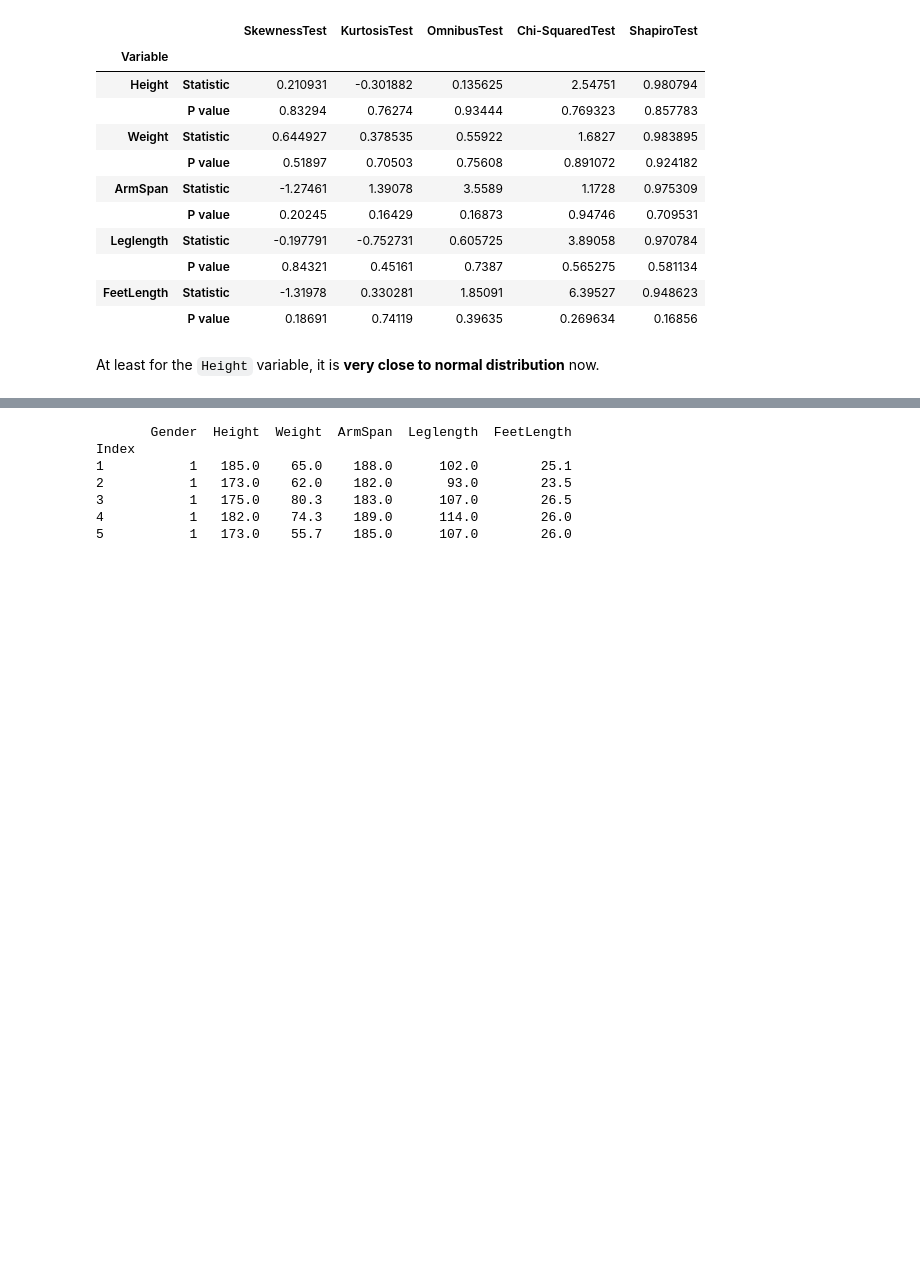
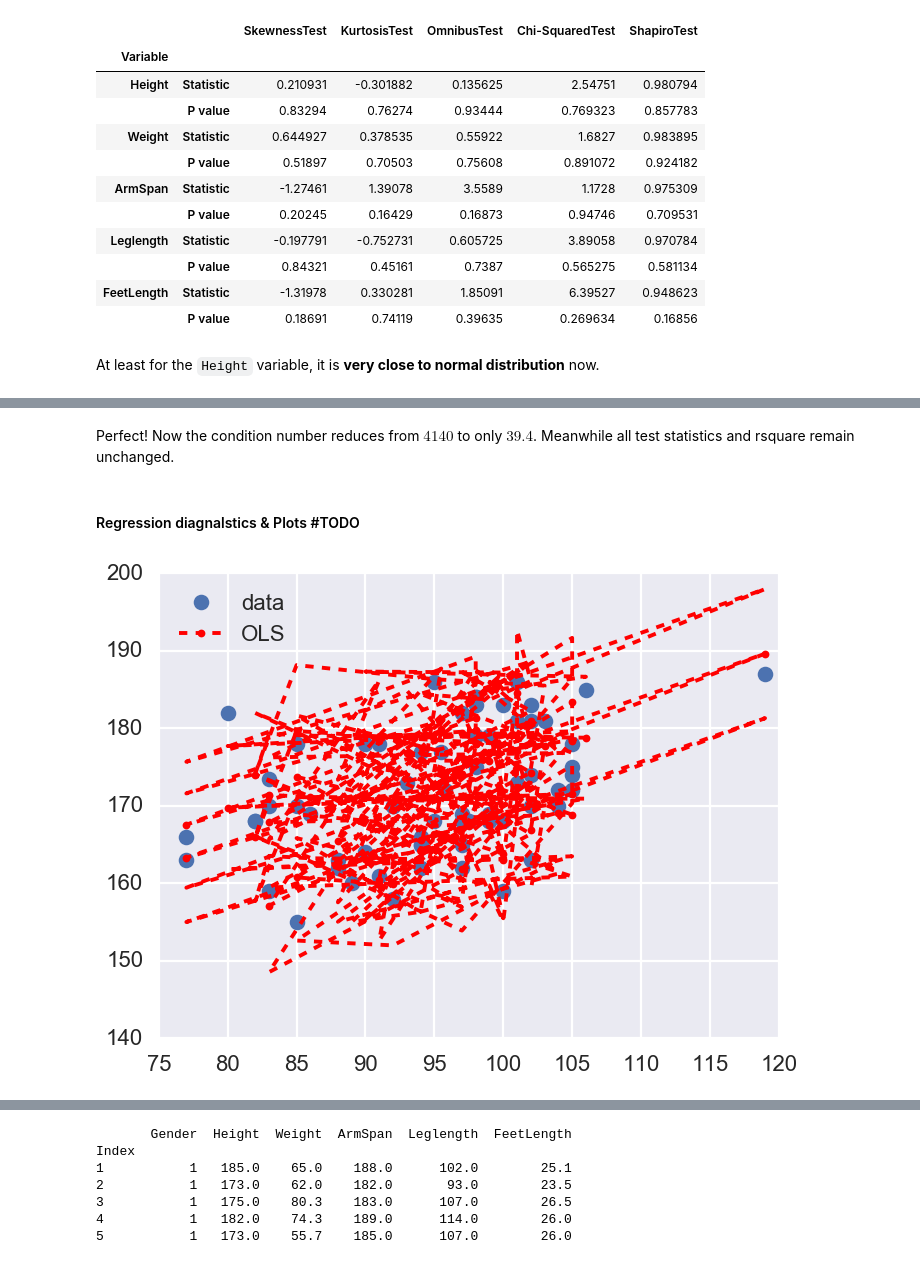
Before and after one commit to brillliantz/Statistics, a Jupyter notebook: EDA_and_Regression_on_Height.ipynb, the cells around one changed output, grey strips where cells are left out. Cells and saved outputs as stored; diff of their text form; code cells hidden in the pictures; blank space fills up the shorter version.

Commit message:
finish half of regression analysis

```diff
--- a/EDA_and_Regression_on_Height.ipynb
+++ b/EDA_and_Regression_on_Height.ipynb
@@ -456,0 +553,3 @@ res_ols.score(X_train, Y_train)
+# %%
+X, Y = raw.ix[:, [0, 2, 3, 4, 5]], raw.ix[:, 1]
+X_train, X_test, Y_train, Y_test = skl.model_selection.train_test_split(X, Y, test_size=0.25, random_state = 369)
@@ -456,0 +579,7 @@ res_ols.score(X_train, Y_train)
+# %%
+for col, ser in X_train.iteritems():
+    model = sm.OLS(Y_train, sm.add_constant(ser))
+    results = model.fit()
+    print(results.summary())
+    print skl.metrics.r2_score(Y_test, results.predict(sm.add_constant(X_test.loc[:, col])))
+    print '\n\n\n'
@@ -456,0 +648,5 @@ res_ols.score(X_train, Y_train)
+# %%
+central = lambda x: x - x.mean(axis=0)
+model_central = sm.OLS(Y_train, sm.add_constant(central(X_train)))
+res_central = model_central.fit()
+print(res_central.summary())
@@ -456,0 +671,4 @@ res_ols.score(X_train, Y_train)
+# %% [markdown]
+Perfect! Now the condition number reduces from $4140$ to only $39.4$. Meanwhile all test statistics and rsquare remain unchanged.
+# %% [markdown]
+#### Regression diagnalstics & Plots #TODO
@@ -456,0 +677,17 @@ res_ols.score(X_train, Y_train)
+# %%
+def conf_interval(result, x, y):
+    res = result
+    prstd, iv_l, iv_u = wls_prediction_std(res)
+
+    fig, ax = plt.subplots(figsize=(8,6))
+
+    ax.plot(x, y, 'o', label="data")
+    #ax.plot(x, y_true, 'b-', label="True")
+    ax.plot(x, res.fittedvalues, 'r--.', label="OLS")
+    ax.plot(x, iv_u, 'r--')
+    ax.plot(x, iv_l, 'r--')
+    ax.legend(loc='best');
+# %%
+conf_interval(res_central, X_train.ix[:, 3], Y_train)
+# %% [output]
+[figure, added]
```
Also changed, not shown: parts of 54 cells of this notebook.
